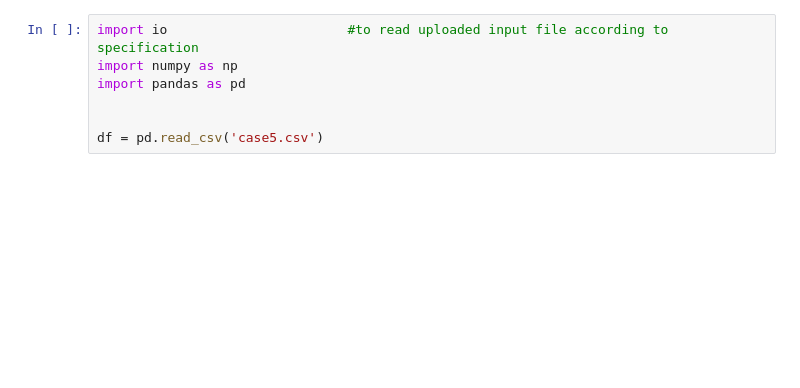
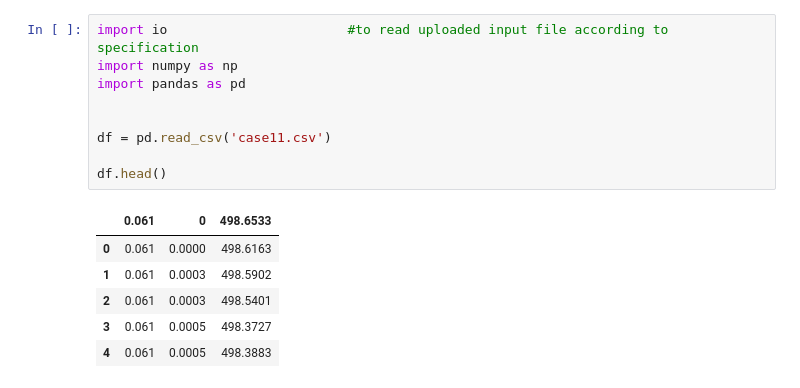
Before and after one commit to YKulki/supersonic_flow_reconstruction, a Jupyter notebook: MixedLength.ipynb, the cells around one changed output. Saved outputs shown, nothing was run; the diff lists cells and outputs as text; blank space fills up the shorter version.

```diff
--- a/MixedLength.ipynb
+++ b/MixedLength.ipynb
@@ -10,10 +9,19 @@ Saving case11.csv to case11.csv
 # %%
 import io                       #to read uploaded input file according to specification
 import numpy as np
 import pandas as pd
 
 
-df = pd.read_csv('case5.csv')
+df = pd.read_csv('case11.csv')
+
+df.head()
+# %% [output]
+|  | 0.061 | 0 | 498.6533 |
+| 0 | 0.061 | 0.0000 | 498.6163 |
+| 1 | 0.061 | 0.0003 | 498.5902 |
+| 2 | 0.061 | 0.0003 | 498.5401 |
+| 3 | 0.061 | 0.0005 | 498.3727 |
+| 4 | 0.061 | 0.0005 | 498.3883 |
 # %%
 shape=df.shape
 rows=shape[0]
```
Also changed, not shown: parts of 9 cells of this notebook.
